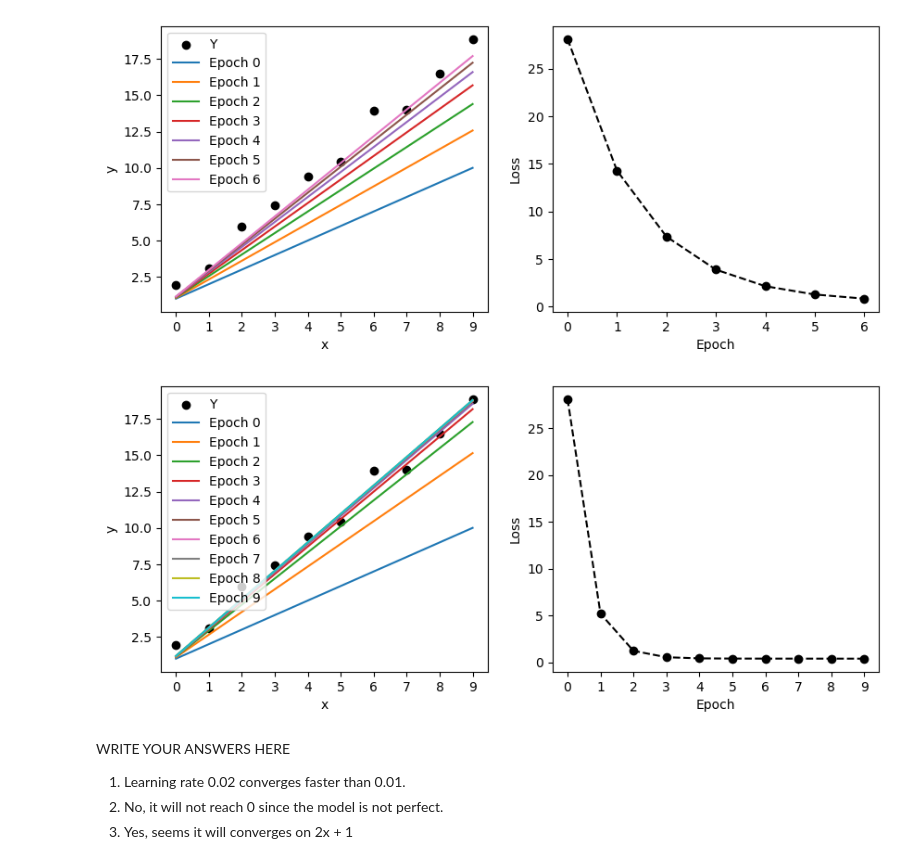
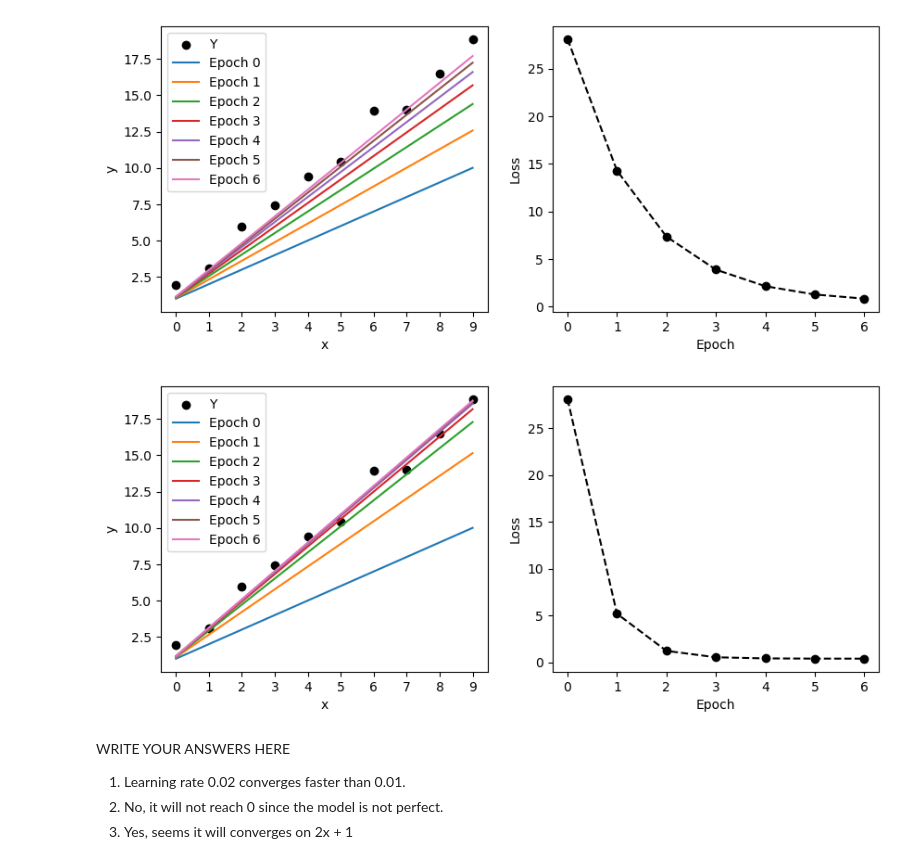
Before and after one commit to jinglange/w207_Homework, a Jupyter notebook: 02 Linear Regression.ipynb, the cells around one changed output. Cells and saved outputs as stored; diff of their text form; code cells hidden in the pictures.

```diff
--- a/02 Linear Regression.ipynb
+++ b/02 Linear Regression.ipynb
@@ -371,10 +371,10 @@ plot_learning(X_with_1s, Y, weights, losses)
 [figure]
 # %%
 weights, losses = gradient_descent(X_with_1s, Y, learning_rate=.02,
-                                   num_epochs=10)
+                                   num_epochs=7)
 plot_learning(X_with_1s, Y, weights, losses)
 # %% [output]
-[figure, old version]
+[figure, new version]
 # %% [markdown]
 WRITE YOUR ANSWERS HERE
 
```
